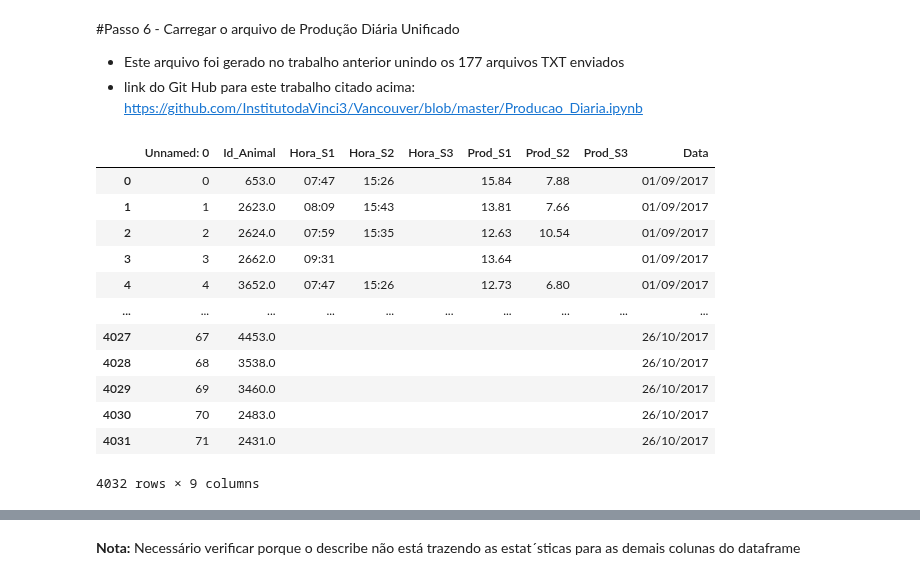
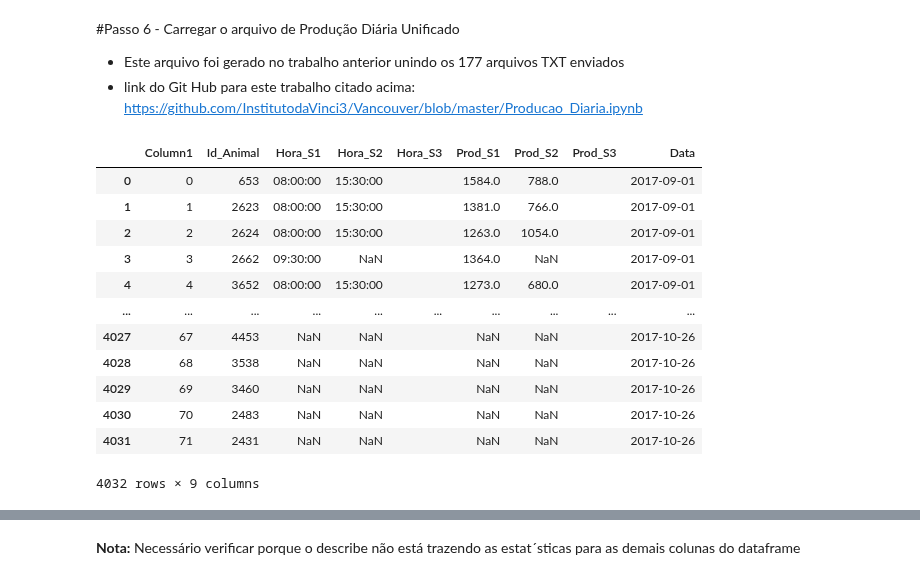
Before and after one commit to InstitutodaVinci3/vancouver, a Jupyter notebook: MedMepNewData.ipynb, the cells around one changed output, grey strips where cells are left out. Drawn from its saved outputs; the diff is of its cells as text; code cells hidden in the pictures.

```diff
--- a/MedMepNewData.ipynb
+++ b/MedMepNewData.ipynb
@@ -420,21 +438,21 @@ GalpTermico.describe()
 - link do Git Hub para este trabalho citado acima: https://github.com/InstitutodaVinci3/Vancouver/blob/master/Producao_Diaria.ipynb
 # %%
 #prod_dia = pd.read_csv(path+ 'Prod_Diaria_Unificado.csv')
-prod_dia = pd.read_csv('https://raw.githubusercontent.com/InstitutodaVinci3/Vancouver/master/Prod_Diaria_Unificado.csv')
+prod_dia = pd.read_excel('https://raw.githubusercontent.com/InstitutodaVinci3/Vancouver/master/Prod_Diaria_Unificado_dt.xls', sheet_name=1, na_values=['NaN','NA','N/A','',' '])
 prod_dia
 # %% [output]
-|  | Unnamed: 0 | Id_Animal | Hora_S1 | Hora_S2 | Hora_S3 | Prod_S1 | Prod_S2 | Prod_S3 | Data |
-| 0 | 0 | 653.0 | 07:47 | 15:26 |  | 15.84 | 7.88 |  | 01/09/2017 |
-| 1 | 1 | 2623.0 | 08:09 | 15:43 |  | 13.81 | 7.66 |  | 01/09/2017 |
-| 2 | 2 | 2624.0 | 07:59 | 15:35 |  | 12.63 | 10.54 |  | 01/09/2017 |
-| 3 | 3 | 2662.0 | 09:31 |  |  | 13.64 |  |  | 01/09/2017 |
-| 4 | 4 | 3652.0 | 07:47 | 15:26 |  | 12.73 | 6.80 |  | 01/09/2017 |
+|  | Column1 | Id_Animal | Hora_S1 | Hora_S2 | Hora_S3 | Prod_S1 | Prod_S2 | Prod_S3 | Data |
+| 0 | 0 | 653 | 08:00:00 | 15:30:00 |  | 1584.0 | 788.0 |  | 2017-09-01 |
+| 1 | 1 | 2623 | 08:00:00 | 15:30:00 |  | 1381.0 | 766.0 |  | 2017-09-01 |
+| 2 | 2 | 2624 | 08:00:00 | 15:30:00 |  | 1263.0 | 1054.0 |  | 2017-09-01 |
+| 3 | 3 | 2662 | 09:30:00 | NaN |  | 1364.0 | NaN |  | 2017-09-01 |
+| 4 | 4 | 3652 | 08:00:00 | 15:30:00 |  | 1273.0 | 680.0 |  | 2017-09-01 |
 | ... | ... | ... | ... | ... | ... | ... | ... | ... | ... |
-| 4027 | 67 | 4453.0 |  |  |  |  |  |  | 26/10/2017 |
-| 4028 | 68 | 3538.0 |  |  |  |  |  |  | 26/10/2017 |
-| 4029 | 69 | 3460.0 |  |  |  |  |  |  | 26/10/2017 |
-| 4030 | 70 | 2483.0 |  |  |  |  |  |  | 26/10/2017 |
-| 4031 | 71 | 2431.0 |  |  |  |  |  |  | 26/10/2017 |
+| 4027 | 67 | 4453 | NaN | NaN |  | NaN | NaN |  | 2017-10-26 |
+| 4028 | 68 | 3538 | NaN | NaN |  | NaN | NaN |  | 2017-10-26 |
+| 4029 | 69 | 3460 | NaN | NaN |  | NaN | NaN |  | 2017-10-26 |
+| 4030 | 70 | 2483 | NaN | NaN |  | NaN | NaN |  | 2017-10-26 |
+| 4031 | 71 | 2431 | NaN | NaN |  | NaN | NaN |  | 2017-10-26 |
 4032 rows × 9 columns
 # %%
 prod_dia.info()
```
Also changed, not shown: parts of 32 cells of this notebook.
